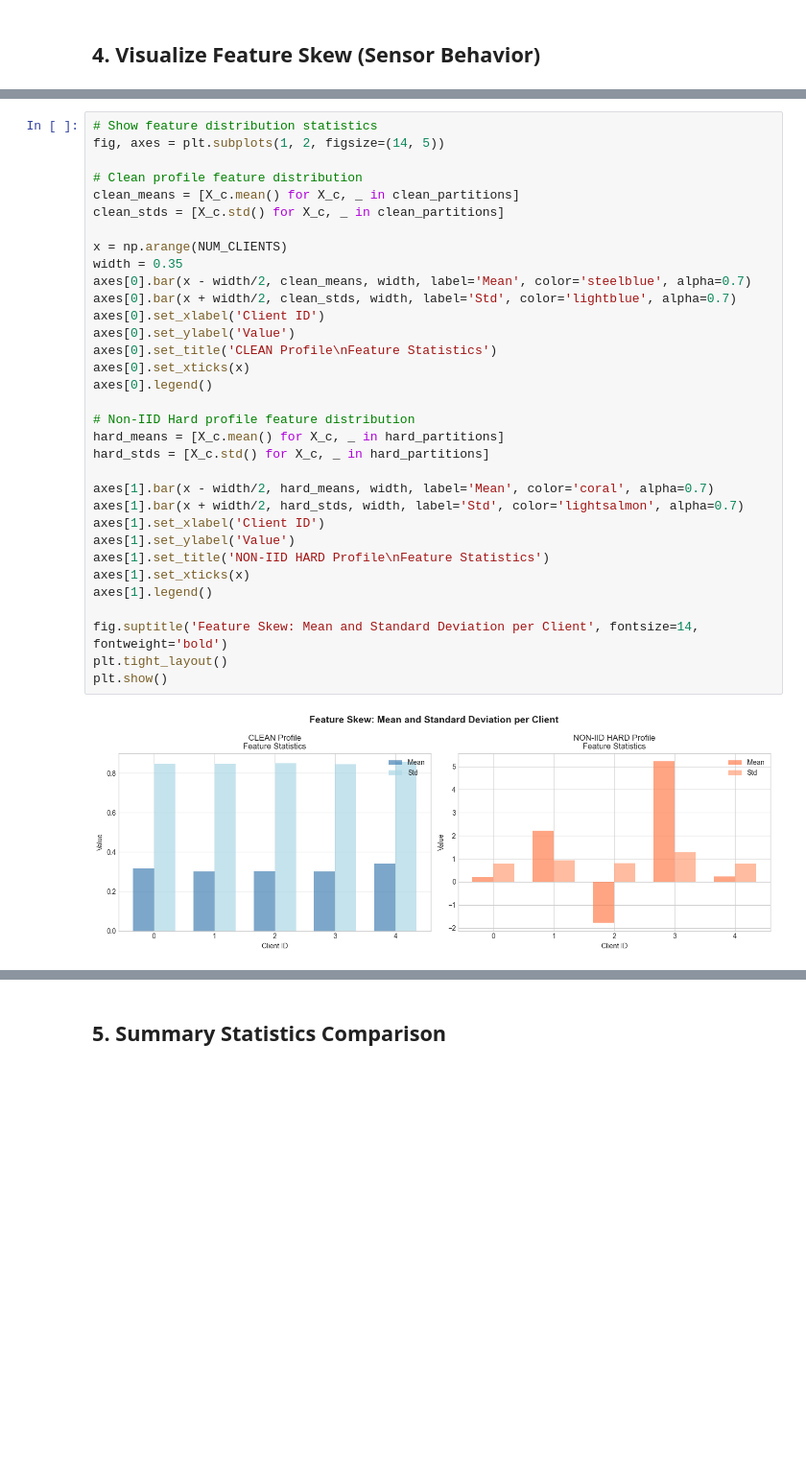
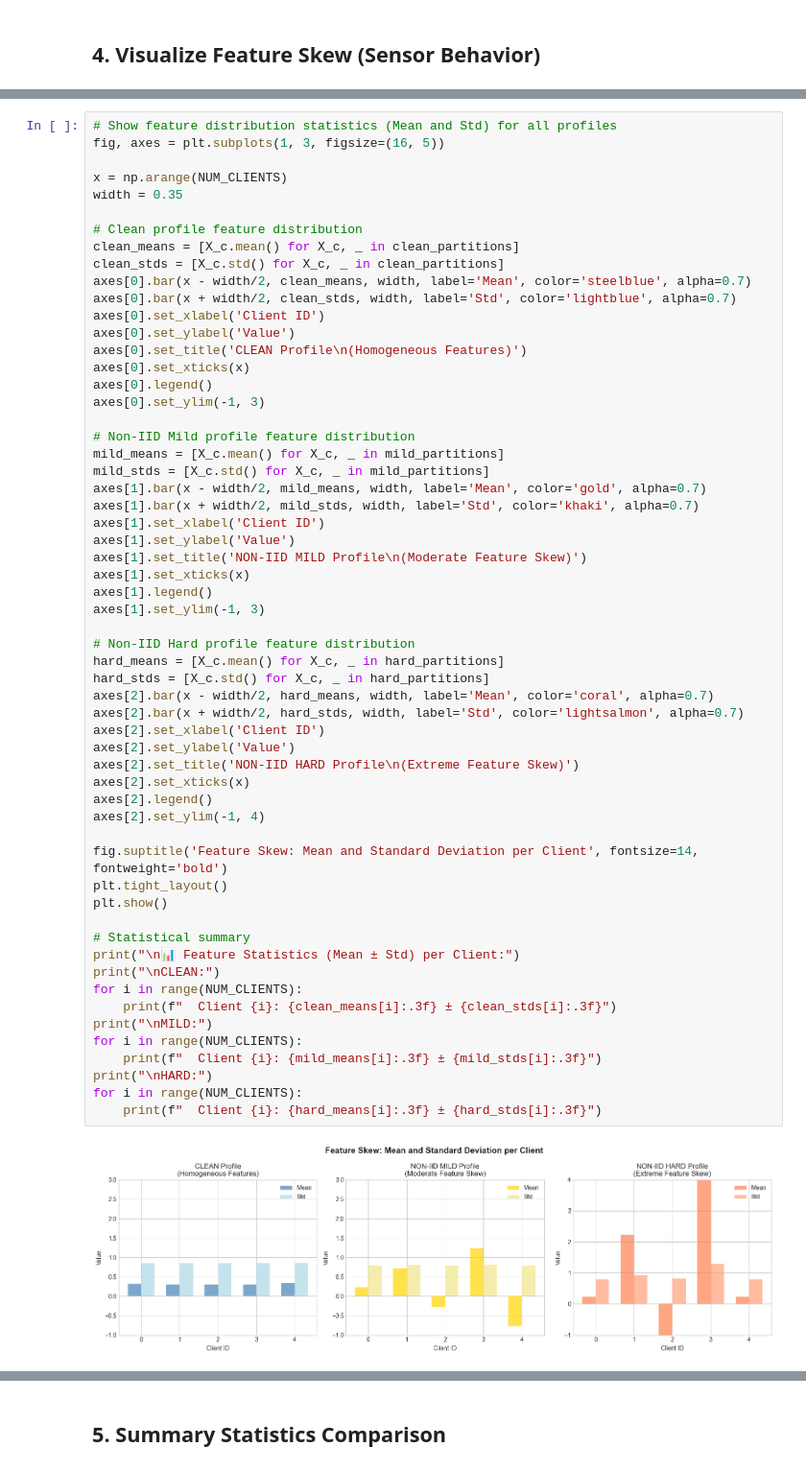
Before and after one commit to AthSri0507/FL_based_IndustrialMaintenance, a Jupyter notebook: notebooks/03_data_profile_comparison.ipynb, the cells around one changed output, grey strips where cells are left out. Shown at 96% size. Cells and saved outputs as stored; diff of their text form; blank space fills up the shorter version.

```diff
--- a/notebooks/03_data_profile_comparison.ipynb
+++ b/notebooks/03_data_profile_comparison.ipynb
@@ -237,35 +377,60 @@ plt.show()
 # %%
-# Show feature distribution statistics
-fig, axes = plt.subplots(1, 2, figsize=(14, 5))
+# Show feature distribution statistics (Mean and Std) for all profiles
+fig, axes = plt.subplots(1, 3, figsize=(16, 5))
+
+x = np.arange(NUM_CLIENTS)
+width = 0.35
 
 # Clean profile feature distribution
 clean_means = [X_c.mean() for X_c, _ in clean_partitions]
 clean_stds = [X_c.std() for X_c, _ in clean_partitions]
-
-x = np.arange(NUM_CLIENTS)
-width = 0.35
 axes[0].bar(x - width/2, clean_means, width, label='Mean', color='steelblue', alpha=0.7)
 axes[0].bar(x + width/2, clean_stds, width, label='Std', color='lightblue', alpha=0.7)
 axes[0].set_xlabel('Client ID')
 axes[0].set_ylabel('Value')
-axes[0].set_title('CLEAN Profile\nFeature Statistics')
+axes[0].set_title('CLEAN Profile\n(Homogeneous Features)')
 axes[0].set_xticks(x)
 axes[0].legend()
+axes[0].set_ylim(-1, 3)
+
+# Non-IID Mild profile feature distribution
+mild_means = [X_c.mean() for X_c, _ in mild_partitions]
+mild_stds = [X_c.std() for X_c, _ in mild_partitions]
+axes[1].bar(x - width/2, mild_means, width, label='Mean', color='gold', alpha=0.7)
+axes[1].bar(x + width/2, mild_stds, width, label='Std', color='khaki', alpha=0.7)
+axes[1].set_xlabel('Client ID')
+axes[1].set_ylabel('Value')
+axes[1].set_title('NON-IID MILD Profile\n(Moderate Feature Skew)')
+axes[1].set_xticks(x)
+axes[1].legend()
+axes[1].set_ylim(-1, 3)
 
 # Non-IID Hard profile feature distribution
 hard_means = [X_c.mean() for X_c, _ in hard_partitions]
 hard_stds = [X_c.std() for X_c, _ in hard_partitions]
-
-axes[1].bar(x - width/2, hard_means, width, label='Mean', color='coral', alpha=0.7)
-axes[1].bar(x + width/2, hard_stds, width, label='Std', color='lightsalmon', alpha=0.7)
-axes[1].set_xlabel('Client ID')
-axes[1].set_ylabel('Value')
-axes[1].set_title('NON-IID HARD Profile\nFeature Statistics')
-axes[1].set_xticks(x)
-axes[1].legend()
+axes[2].bar(x - width/2, hard_means, width, label='Mean', color='coral', alpha=0.7)
+axes[2].bar(x + width/2, hard_stds, width, label='Std', color='lightsalmon', alpha=0.7)
+axes[2].set_xlabel('Client ID')
+axes[2].set_ylabel('Value')
+axes[2].set_title('NON-IID HARD Profile\n(Extreme Feature Skew)')
+axes[2].set_xticks(x)
+axes[2].legend()
+axes[2].set_ylim(-1, 4)
 
 fig.suptitle('Feature Skew: Mean and Standard Deviation per Client', fontsize=14, fontweight='bold')
 plt.tight_layout()
 plt.show()
+
+# Statistical summary
+print("\n📊 Feature Statistics (Mean ± Std) per Client:")
+print("\nCLEAN:")
+for i in range(NUM_CLIENTS):
+    print(f"  Client {i}: {clean_means[i]:.3f} ± {clean_stds[i]:.3f}")
+print("\nMILD:")
+for i in range(NUM_CLIENTS):
+    print(f"  Client {i}: {mild_means[i]:.3f} ± {mild_stds[i]:.3f}")
+print("\nHARD:")
+for i in range(NUM_CLIENTS):
+    print(f"  Client {i}: {hard_means[i]:.3f} ± {hard_stds[i]:.3f}")
 # %% [output]
-[figure, old version]
+[figure, new version]
```
Also changed, not shown: parts of 17 cells of this notebook, 23 other files.
